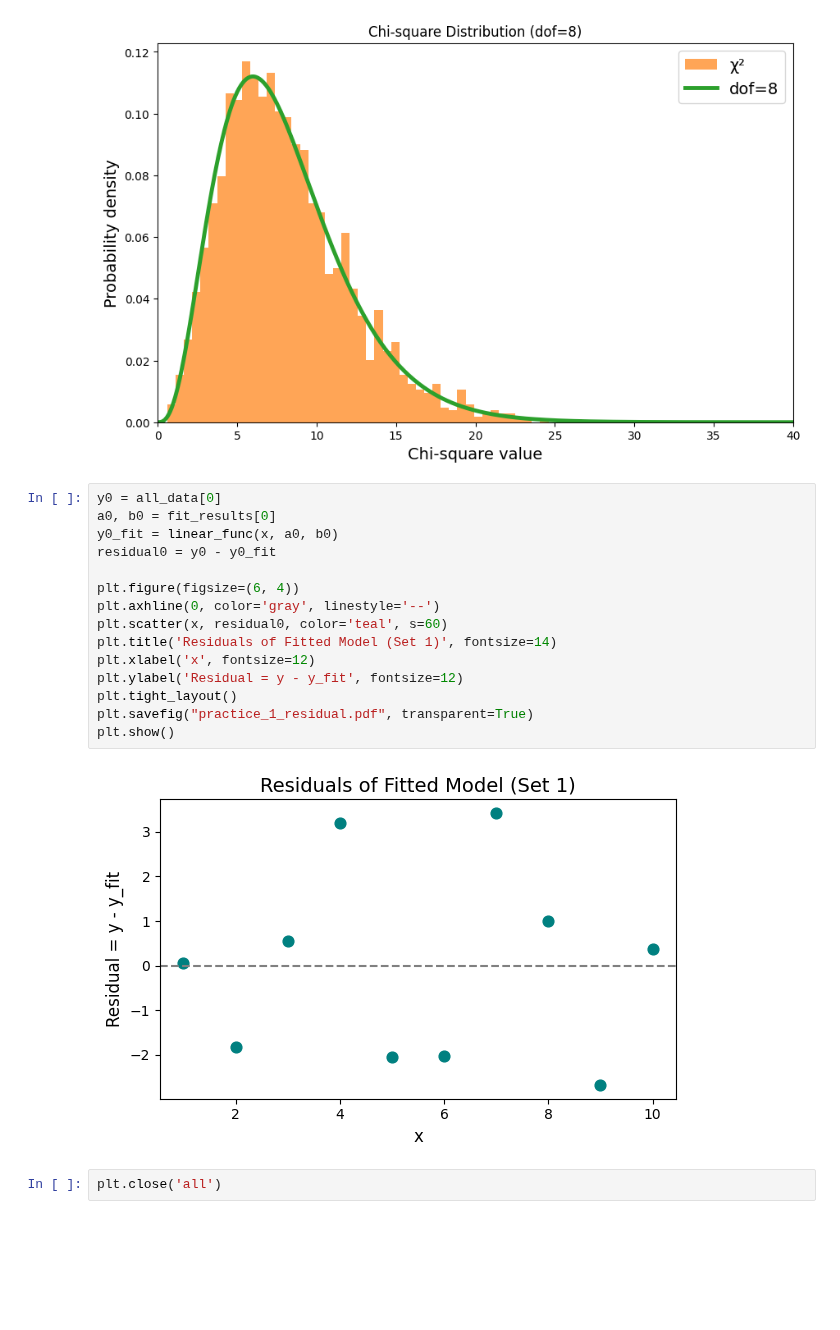
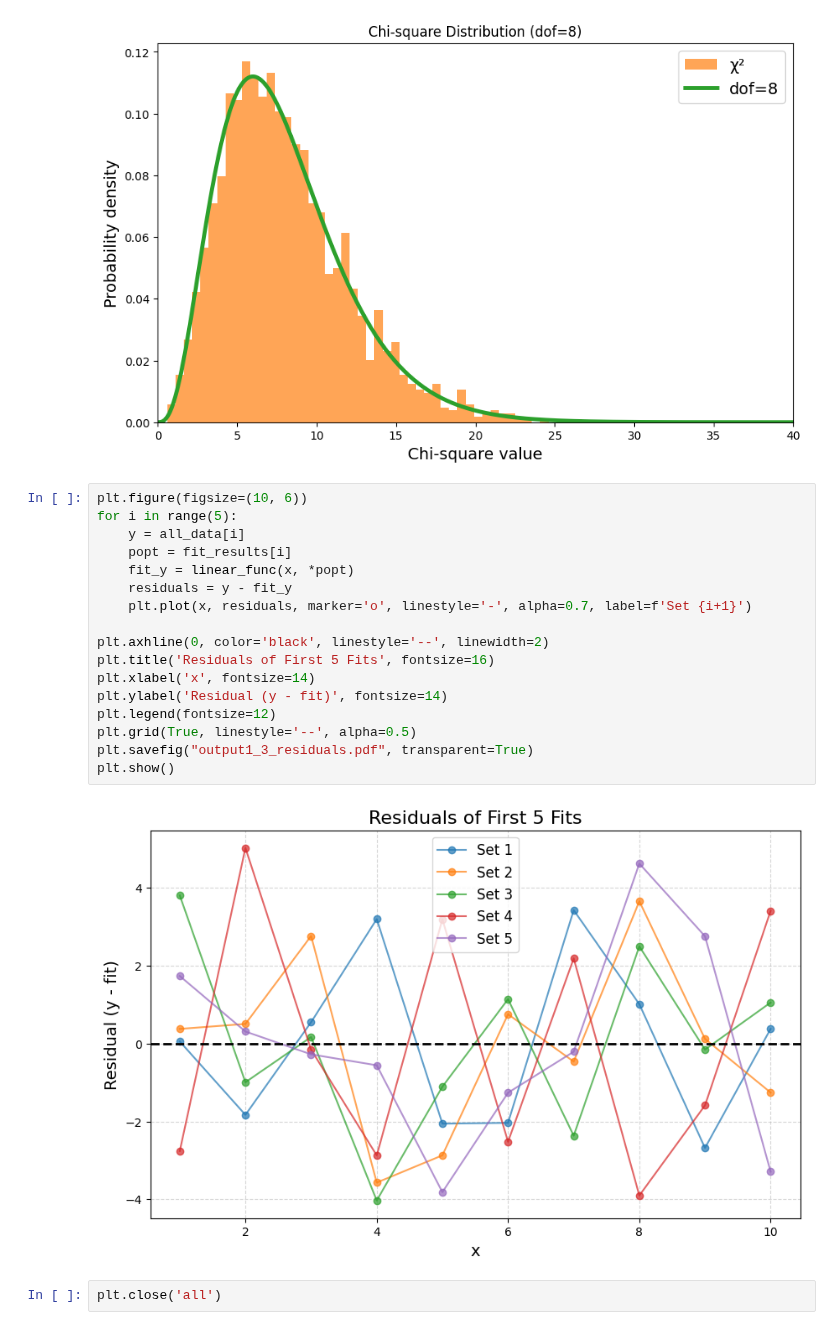
Before and after one commit to hyp0515/exp_phy_ii, a Jupyter notebook: may6/practice_1.ipynb, the cells around one changed output. Cells and saved outputs as stored; diff of their text form; blank space fills up the shorter version.

```diff
--- a/may6/practice_1.ipynb
+++ b/may6/practice_1.ipynb
@@ -81,22 +81,24 @@ plt.show()
 # %% [output]
 [figure]
 # %%
-y0 = all_data[0]
-a0, b0 = fit_results[0]
-y0_fit = linear_func(x, a0, b0)
-residual0 = y0 - y0_fit
+plt.figure(figsize=(10, 6))
+for i in range(5):
+    y = all_data[i]
+    popt = fit_results[i]
+    fit_y = linear_func(x, *popt)
+    residuals = y - fit_y
+    plt.plot(x, residuals, marker='o', linestyle='-', alpha=0.7, label=f'Set {i+1}')
 
-plt.figure(figsize=(6, 4))
-plt.axhline(0, color='gray', linestyle='--')
-plt.scatter(x, residual0, color='teal', s=60)
-plt.title('Residuals of Fitted Model (Set 1)', fontsize=14)
-plt.xlabel('x', fontsize=12)
-plt.ylabel('Residual = y - y_fit', fontsize=12)
-plt.tight_layout()
-plt.savefig("practice_1_residual.pdf", transparent=True)
+plt.axhline(0, color='black', linestyle='--', linewidth=2)
+plt.title('Residuals of First 5 Fits', fontsize=16)
+plt.xlabel('x', fontsize=14)
+plt.ylabel('Residual (y - fit)', fontsize=14)
+plt.legend(fontsize=12)
+plt.grid(True, linestyle='--', alpha=0.5)
+plt.savefig("output1_3_residuals.pdf", transparent=True)
 plt.show()
 # %% [output]
-[figure, old version]
+[figure, new version]
 # %%
 plt.close('all')
 # %% [markdown]
```
Also changed, not shown: 5 other files.
